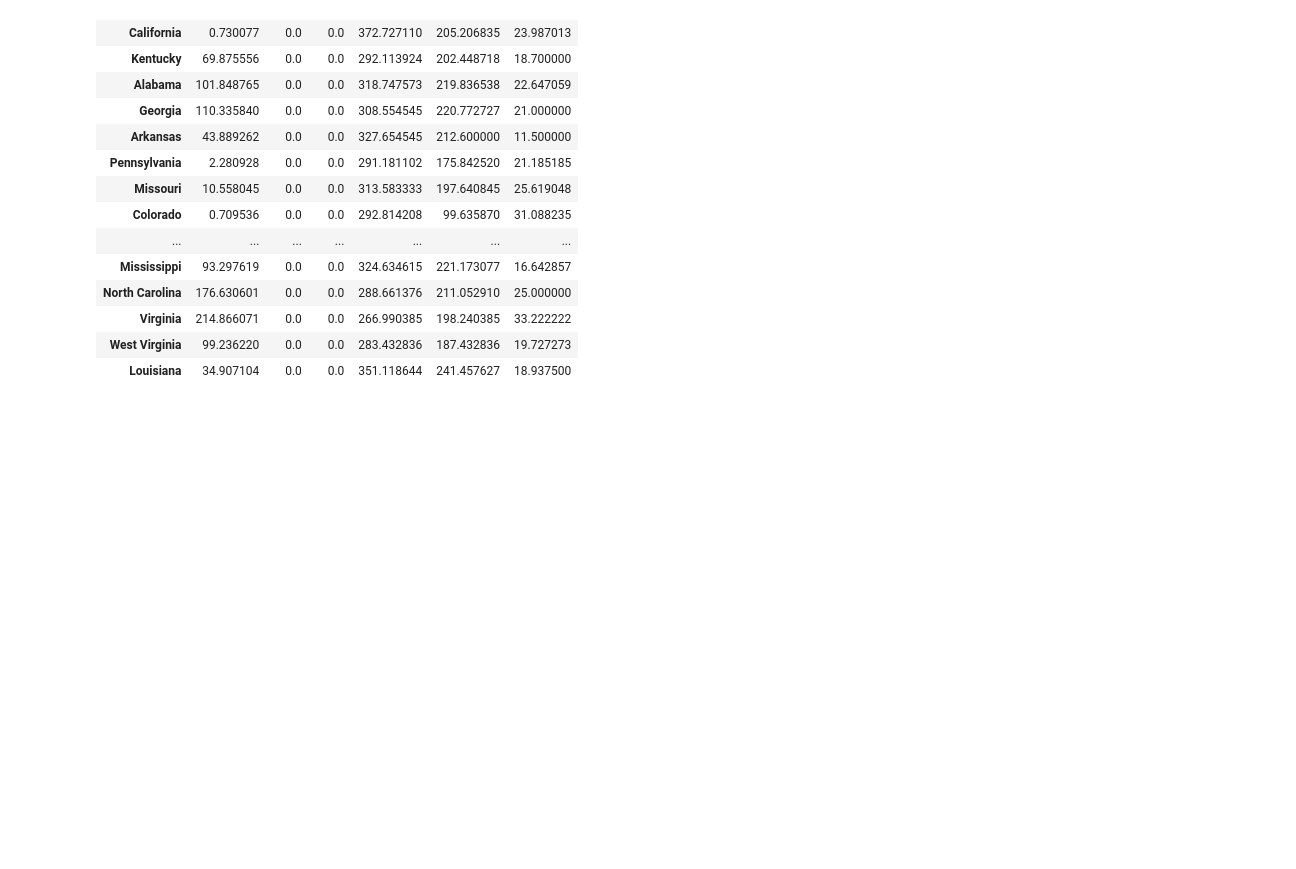
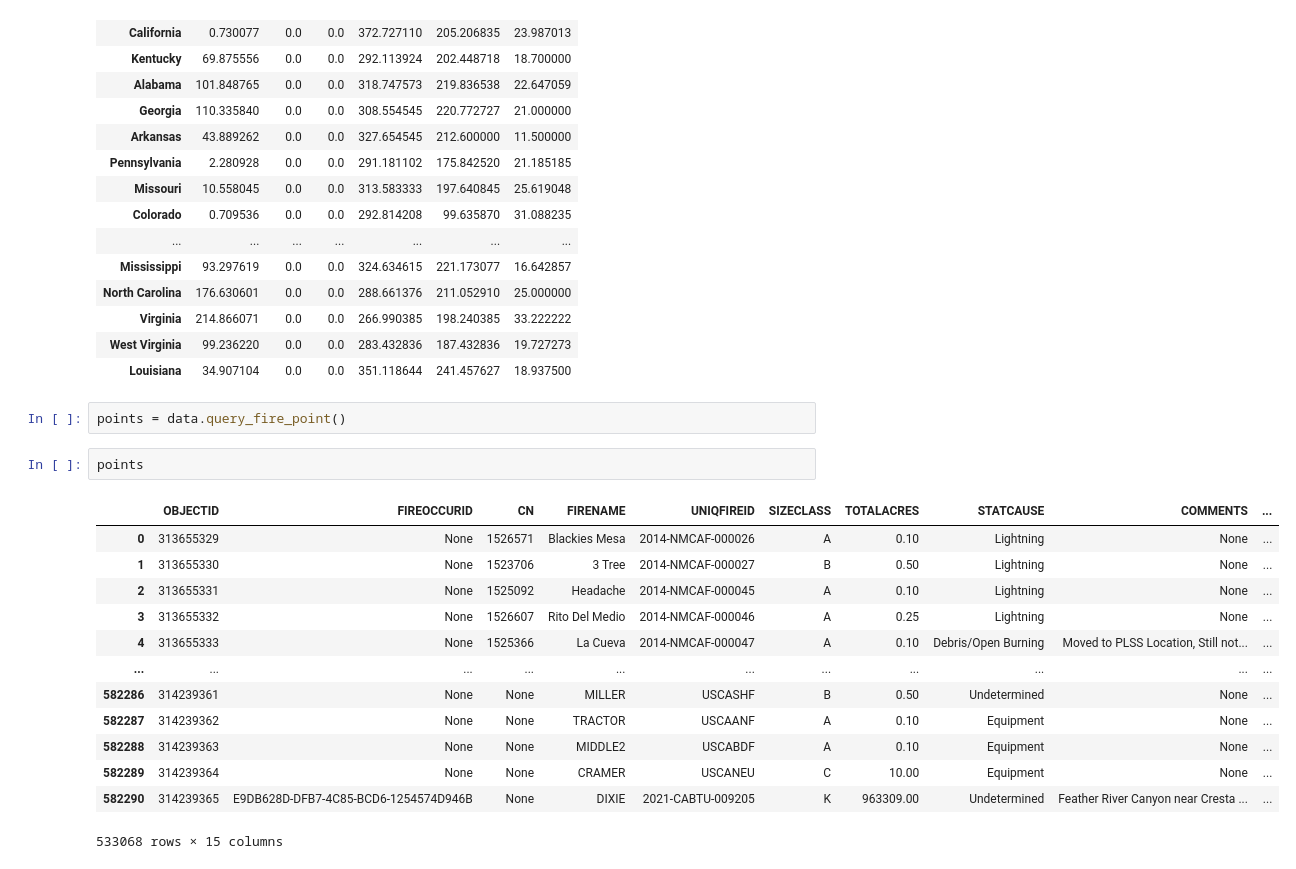
Before and after one commit to nathanrethwisch/FinalProjectDS4010A, a Jupyter notebook: py-notebooks/weather_exploration/report.ipynb, the cells around one changed output. Drawn from its saved outputs; the diff is of its cells as text; blank space fills up the shorter version.

```diff
--- a/py-notebooks/weather_exploration/report.ipynb
+++ b/py-notebooks/weather_exploration/report.ipynb
@@ -184,3 +188,21 @@ stats.xs('mean', level=1)
 | Virginia | 214.866071 | 0.0 | 0.0 | 266.990385 | 198.240385 | 33.222222 |
 | West Virginia | 99.236220 | 0.0 | 0.0 | 283.432836 | 187.432836 | 19.727273 |
 | Louisiana | 34.907104 | 0.0 | 0.0 | 351.118644 | 241.457627 | 18.937500 |
+# %%
+points = data.query_fire_point()
+# %%
+points
+# %% [output]
+|  | OBJECTID | FIREOCCURID | CN | FIRENAME | UNIQFIREID | SIZECLASS | TOTALACRES | STATCAUSE | COMMENTS | ... |
+| 0 | 313655329 | None | 1526571 | Blackies Mesa | 2014-NMCAF-000026 | A | 0.10 | Lightning | None | ... |
+| 1 | 313655330 | None | 1523706 | 3 Tree | 2014-NMCAF-000027 | B | 0.50 | Lightning | None | ... |
+| 2 | 313655331 | None | 1525092 | Headache | 2014-NMCAF-000045 | A | 0.10 | Lightning | None | ... |
+| 3 | 313655332 | None | 1526607 | Rito Del Medio | 2014-NMCAF-000046 | A | 0.25 | Lightning | None | ... |
+| 4 | 313655333 | None | 1525366 | La Cueva | 2014-NMCAF-000047 | A | 0.10 | Debris/Open Burning | Moved to PLSS Location, Still not... | ... |
+| ... | ... | ... | ... | ... | ... | ... | ... | ... | ... | ... |
+| 582286 | 314239361 | None | None | MILLER | USCASHF | B | 0.50 | Undetermined | None | ... |
+| 582287 | 314239362 | None | None | TRACTOR | USCAANF | A | 0.10 | Equipment | None | ... |
+| 582288 | 314239363 | None | None | MIDDLE2 | USCABDF | A | 0.10 | Equipment | None | ... |
+| 582289 | 314239364 | None | None | CRAMER | USCANEU | C | 10.00 | Equipment | None | ... |
+| 582290 | 314239365 | E9DB628D-DFB7-4C85-BCD6-1254574D946B | None | DIXIE | 2021-CABTU-009205 | K | 963309.00 | Undetermined | Feather River Canyon near Cresta ... | ... |
+533068 rows × 15 columns
```
Also changed, not shown: parts of 1 cell of this notebook.
